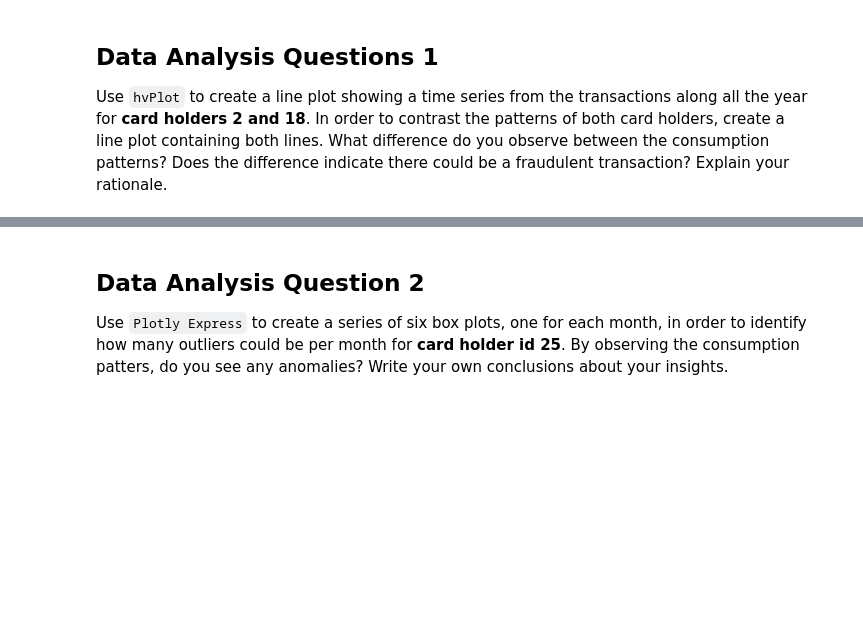
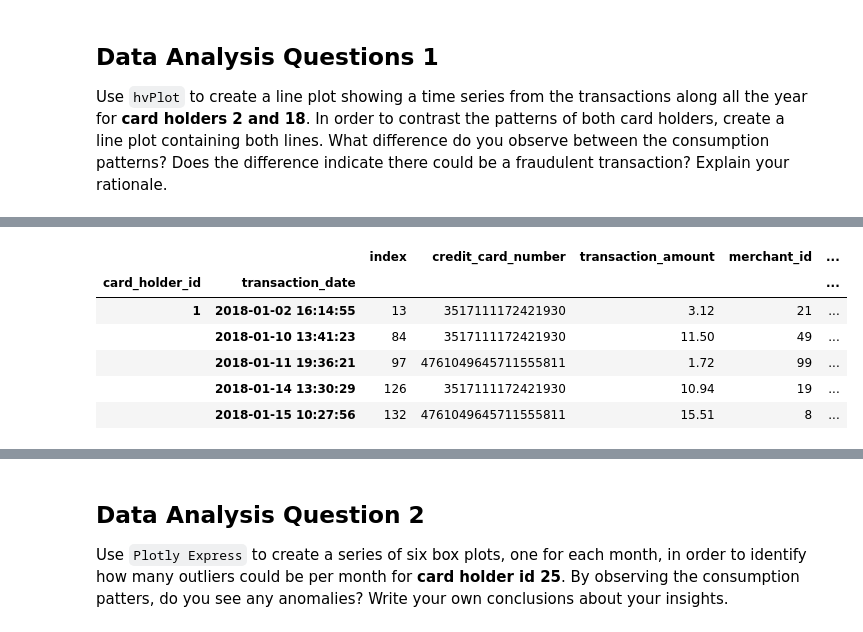
Before and after one commit to jonowens/suspicious_transactions, a Jupyter notebook: visual_data_analysis.ipynb, the cells around one changed output, grey strips where cells are left out. Drawn from its saved outputs; the diff is of its cells as text; code cells hidden in the pictures; blank space fills up the shorter version.

Commit message:
Added remaining questions to be answered to visual_data_analysis.ipynb and began indexing data for viewing.

```diff
--- a/visual_data_analysis.ipynb
+++ b/visual_data_analysis.ipynb
@@ -40,0 +42,14 @@ card_holder_18 = df_card_holder[df_card_holder.card_holder_id == 18]
+# %%
+# Group transactions for each card holder
+df_card_holder.reset_index(inplace=True)
+df_card_holder.set_index(['card_holder_id', 'transaction_date'], inplace=True)
+df_card_holder.sort_index(inplace=True)
+df_card_holder.head()
+# %% [output]
+|  |  | index | credit_card_number | transaction_amount | merchant_id | ... |
+| card_holder_id | transaction_date |  |  |  |  | ... |
+| 1 | 2018-01-02 16:14:55 | 13 | 3517111172421930 | 3.12 | 21 | ... |
+|  | 2018-01-10 13:41:23 | 84 | 3517111172421930 | 11.50 | 49 | ... |
+|  | 2018-01-11 19:36:21 | 97 | 4761049645711555811 | 1.72 | 99 | ... |
+|  | 2018-01-14 13:30:29 | 126 | 3517111172421930 | 10.94 | 19 | ... |
+|  | 2018-01-15 10:27:56 | 132 | 4761049645711555811 | 15.51 | 8 | ... |
```
Also changed, not shown: parts of 14 cells of this notebook.
